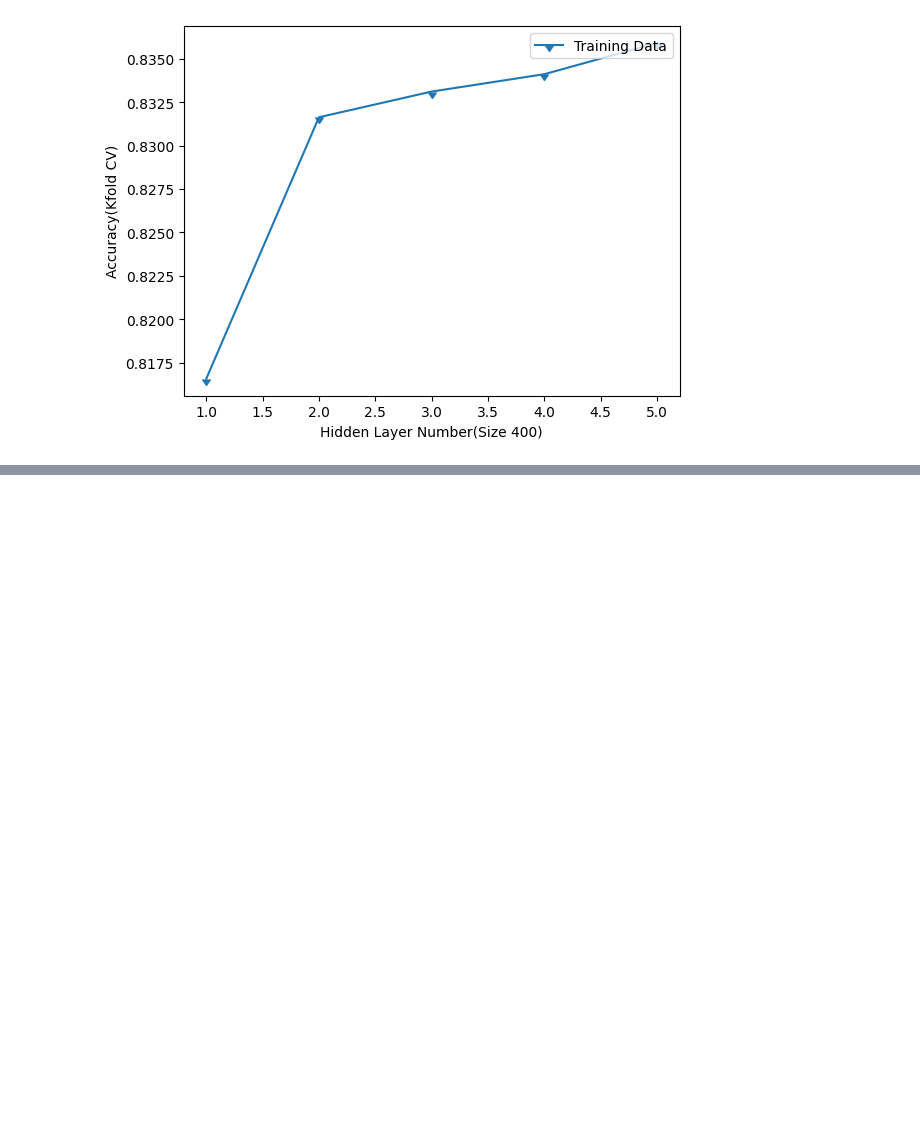
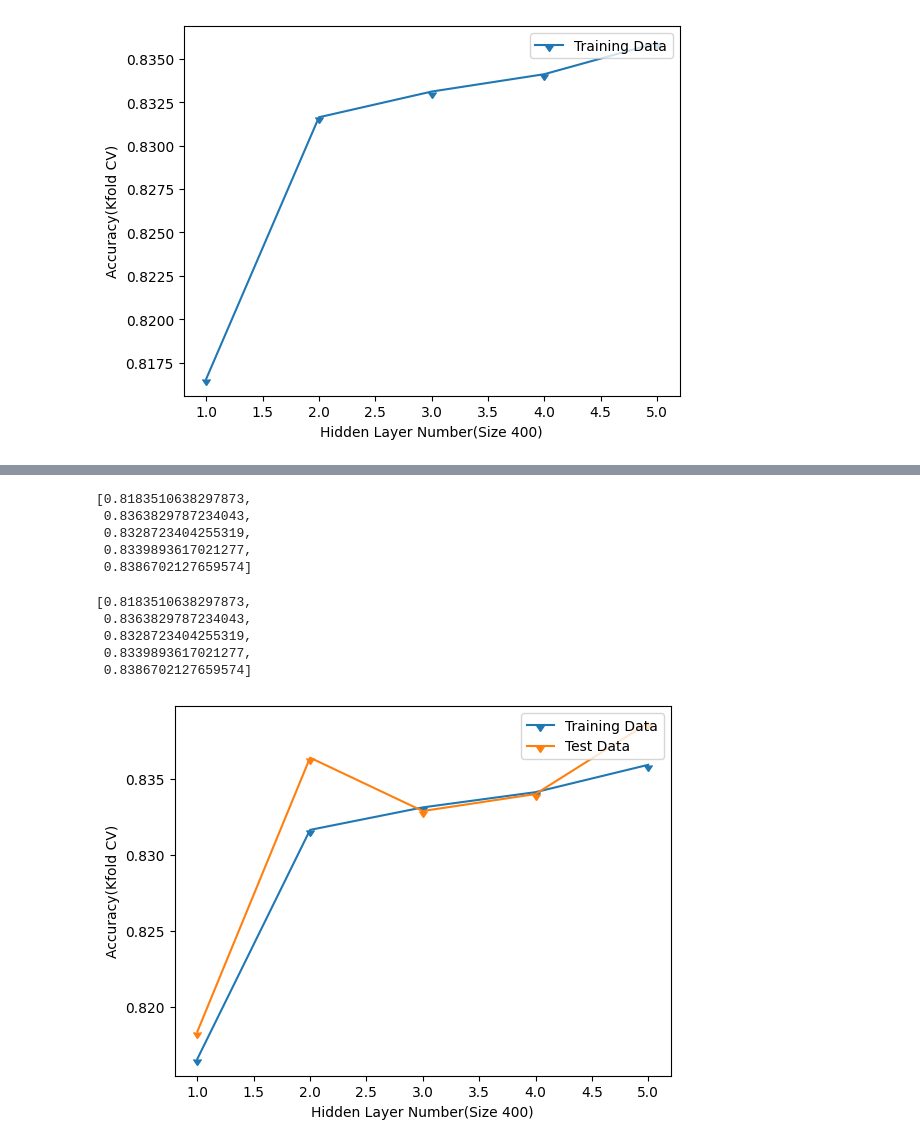
Before and after one commit to ebert-c/SENG-474-Project, a Jupyter notebook: seng475_project_nn_v2.ipynb, the cells around one changed output, grey strips where cells are left out. Drawn from its saved outputs; the diff is of its cells as text; code cells hidden in the pictures; blank space fills up the shorter version.

```diff
--- a/seng475_project_nn_v2.ipynb
+++ b/seng475_project_nn_v2.ipynb
@@ -442,0 +554,9 @@ plt.show()
+# %%
+# evaulate models
+from joblib import load
+from sklearn.model_selection import cross_val_score
+
+result_y = []
+load_trainedModels = load(store_models_name)
+for i in range(len(load_trainedModels)):
+    result_y.append(cross_val_score(load_trainedModels[i],X=train_data,y=train_target,cv=5).mean())
@@ -466,7 +724,44 @@ hp
 from joblib import load
 from sklearn.model_selection import cross_val_score
 
-result_y = []
+test_result_y = []
 load_trainedModels = load(store_models_name)
 for i in range(len(load_trainedModels)):
-    result_y.append(cross_val_score(load_trainedModels[i],X=train_data,y=train_target,cv=5).mean())
+    test_result_y.append(load_trainedModels[i].score(test_data,test_target))
+# %%
+test_result_y
+# %% [output]
+[0.8183510638297873,
+ 0.8363829787234043,
+ 0.8328723404255319,
+ 0.8339893617021277,
+ 0.8386702127659574]
+# %%
+# setup variables
+from joblib import load
+
+# get kfold accuracies for y axis
+plot_y = load(store_results_name)
+test_plot_y = test_result_y
+
+# Set x points to number of iterations
+plot_x = [len(item) for item in hp]
+# %%
+test_plot_y
+# %% [output]
+[0.8183510638297873,
+ 0.8363829787234043,
+ 0.8328723404255319,
+ 0.8339893617021277,
+ 0.8386702127659574]
+# %%
+# plot
+fig, ax = plt.subplots()
+ax.set_xlabel("Hidden Layer Number(Size 400)")
+ax.set_ylabel("Accuracy(Kfold CV)")
+ax.plot(plot_x, plot_y,label="Training Data",marker=11)
+ax.plot(plot_x, test_plot_y,label="Test Data",marker=11)
+ax.legend(loc='upper right')
+plt.show()
+# %% [output]
+[figure, added]
```
Also changed, not shown: parts of 51 cells of this notebook, 1 other file.
